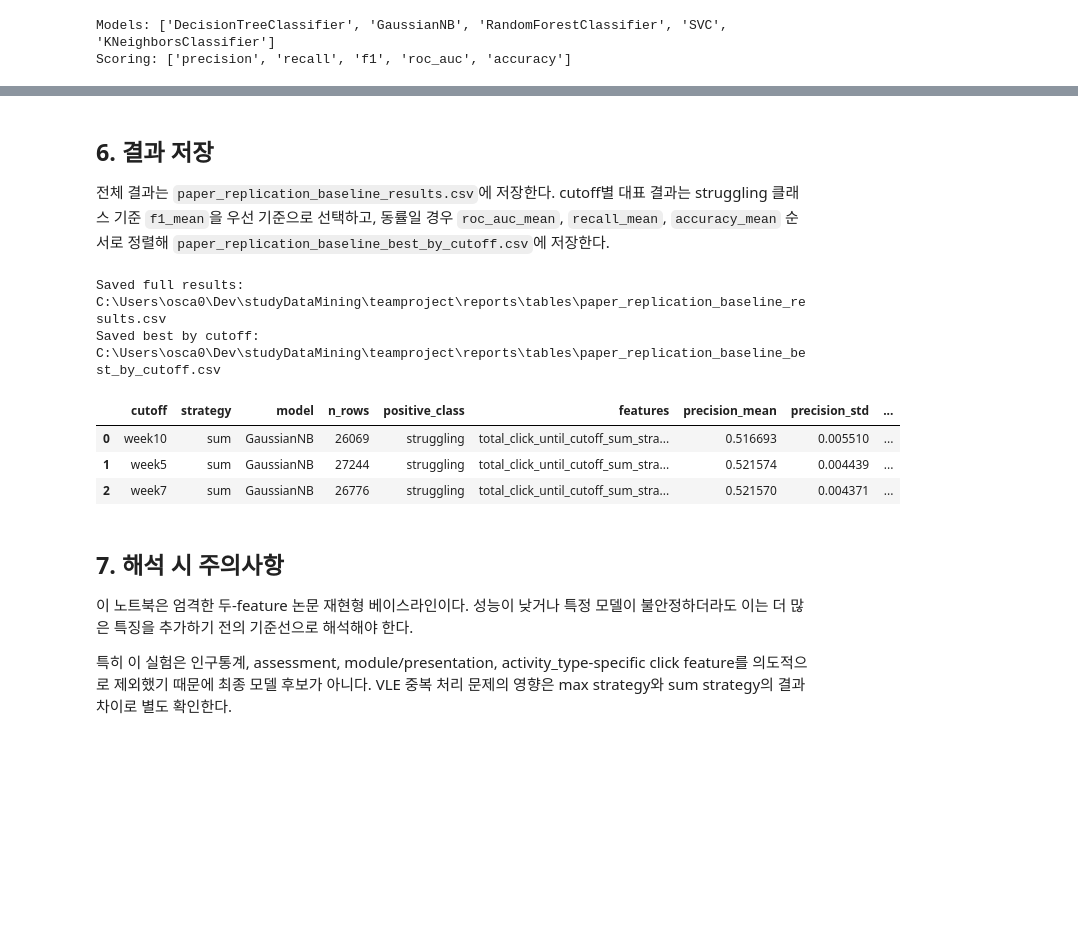
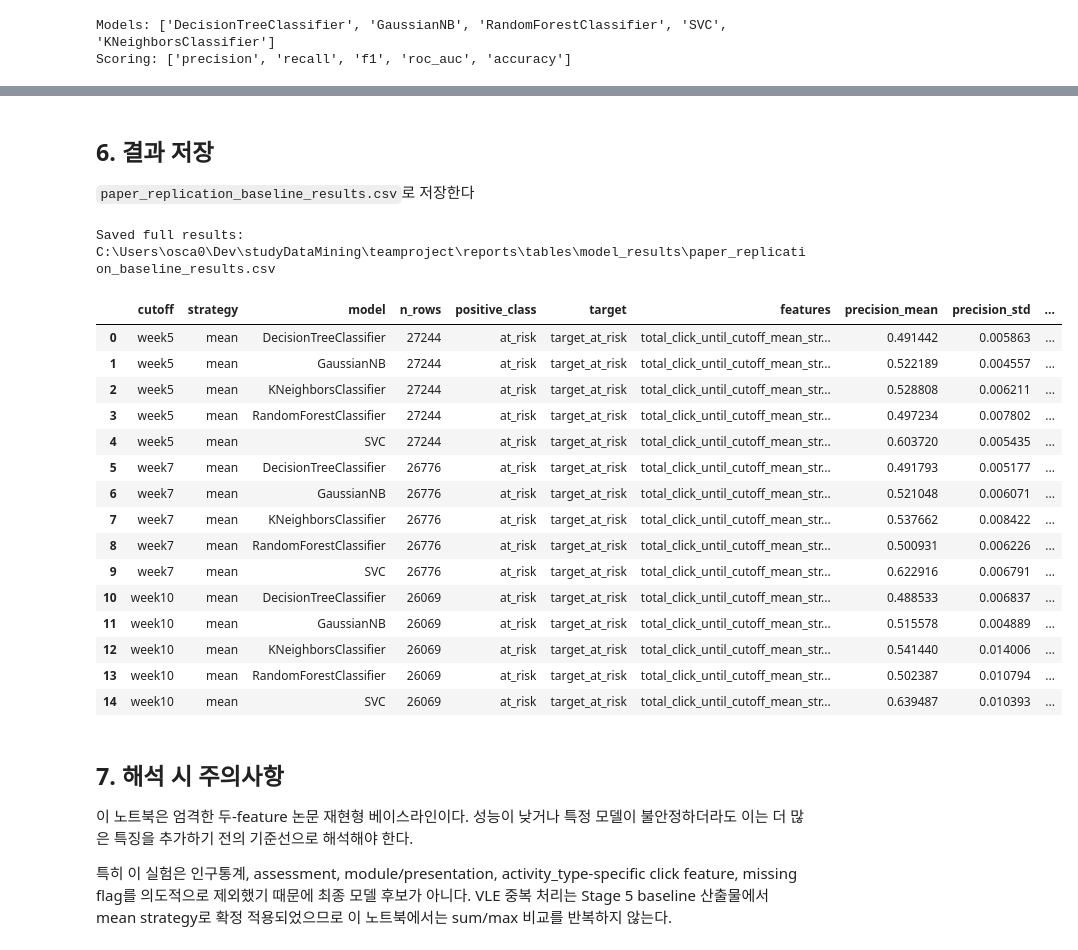
Before and after one commit to MelonChicken/oulad-student-classification, a Jupyter notebook: notebooks/05_paper_replication_baseline.ipynb, the cells around one changed output, grey strips where cells are left out. Saved outputs shown, nothing was run; the diff lists cells and outputs as text; code cells hidden in the pictures; blank space fills up the shorter version.

Commit message:
docs: add baseline process

```diff
--- a/notebooks/05_paper_replication_baseline.ipynb
+++ b/notebooks/05_paper_replication_baseline.ipynb
@@ -41,7 +43,7 @@ def find_project_root(start: Path) -> Path:
 
 PROJECT_ROOT = find_project_root(Path.cwd())
 DATA_DIR = PROJECT_ROOT / "data" / "processed"
-REPORT_TABLE_DIR = PROJECT_ROOT / "reports" / "tables"
+REPORT_TABLE_DIR = PROJECT_ROOT / "reports" / "tables" / "model_results"
 REPORT_TABLE_DIR.mkdir(parents=True, exist_ok=True)
 
 RANDOM_STATE = 42
@@ -317,37 +312,44 @@ final_result
-# %% [markdown]
-## 6. 결과 저장
-
-전체 결과는 `paper_replication_baseline_results.csv`에 저장한다. cutoff별 대표 결과는 struggling 클래스 기준 `f1_mean`을 우선 기준으로 선택하고, 동률일 경우 `roc_auc_mean`, `recall_mean`, `accuracy_mean` 순서로 정렬해 `paper_replication_baseline_best_by_cutoff.csv`에 저장한다.
-# %%
-results_path = REPORT_TABLE_DIR / "paper_replication_baseline_results.csv"
-best_path = REPORT_TABLE_DIR / "paper_replication_baseline_best_by_cutoff.csv"
-
-sort_columns = ["cutoff", "f1_mean", "roc_auc_mean", "recall_mean", "accuracy_mean"]
-best_by_cutoff = (
-    results.sort_values(sort_columns, ascending=[True, False, False, False, False])
-    .groupby("cutoff", as_index=False)
-    .head(1)
-    .sort_values("cutoff")
-    .reset_index(drop=True)
-)
-
-results.to_csv(results_path, index=False, encoding="utf-8")
-best_by_cutoff.to_csv(best_path, index=False, encoding="utf-8")
-
-print(f"Saved full results: {results_path}")
-print(f"Saved best by cutoff: {best_path}")
-
-best_by_cutoff
-# %% [output]
-Saved full results: C:\Users\osca0\Dev\studyDataMining\teamproject\reports\tables\paper_replication_baseline_results.csv
-Saved best by cutoff: C:\Users\osca0\Dev\studyDataMining\teamproject\reports\tables\paper_replication_baseline_best_by_cutoff.csv
-|  | cutoff | strategy | model | n_rows | positive_class | features | precision_mean | precision_std | ... |
-| 0 | week10 | sum | GaussianNB | 26069 | struggling | total_click_until_cutoff_sum_stra... | 0.516693 | 0.005510 | ... |
-| 1 | week5 | sum | GaussianNB | 27244 | struggling | total_click_until_cutoff_sum_stra... | 0.521574 | 0.004439 | ... |
-| 2 | week7 | sum | GaussianNB | 26776 | struggling | total_click_until_cutoff_sum_stra... | 0.521570 | 0.004371 | ... |
+# %% [markdown]
+## 6. 결과 저장
+
+ `paper_replication_baseline_results.csv`로 저장한다
+# %%
+results_path = REPORT_TABLE_DIR / "paper_replication_baseline_results.csv"
+
+cutoff_order = ["week5", "week7", "week10"]
+results_to_save = results.copy()
+results_to_save["cutoff"] = pd.Categorical(
+    results_to_save["cutoff"], categories=cutoff_order, ordered=True
+)
+results_to_save = results_to_save.sort_values(["cutoff", "model"]).reset_index(drop=True)
+results_to_save["cutoff"] = results_to_save["cutoff"].astype(str)
+
+results_to_save.to_csv(results_path, index=False, encoding="utf-8")
+
+print(f"Saved full results: {results_path}")
+
+results_to_save
+# %% [output]
+Saved full results: C:\Users\osca0\Dev\studyDataMining\teamproject\reports\tables\model_results\paper_replication_baseline_results.csv
+|  | cutoff | strategy | model | n_rows | positive_class | target | features | precision_mean | precision_std | ... |
+| 0 | week5 | mean | DecisionTreeClassifier | 27244 | at_risk | target_at_risk | total_click_until_cutoff_mean_str... | 0.491442 | 0.005863 | ... |
+| 1 | week5 | mean | GaussianNB | 27244 | at_risk | target_at_risk | total_click_until_cutoff_mean_str... | 0.522189 | 0.004557 | ... |
+| 2 | week5 | mean | KNeighborsClassifier | 27244 | at_risk | target_at_risk | total_click_until_cutoff_mean_str... | 0.528808 | 0.006211 | ... |
+| 3 | week5 | mean | RandomForestClassifier | 27244 | at_risk | target_at_risk | total_click_until_cutoff_mean_str... | 0.497234 | 0.007802 | ... |
+| 4 | week5 | mean | SVC | 27244 | at_risk | target_at_risk | total_click_until_cutoff_mean_str... | 0.603720 | 0.005435 | ... |
+| 5 | week7 | mean | DecisionTreeClassifier | 26776 | at_risk | target_at_risk | total_click_until_cutoff_mean_str... | 0.491793 | 0.005177 | ... |
+| 6 | week7 | mean | GaussianNB | 26776 | at_risk | target_at_risk | total_click_until_cutoff_mean_str... | 0.521048 | 0.006071 | ... |
+| 7 | week7 | mean | KNeighborsClassifier | 26776 | at_risk | target_at_risk | total_click_until_cutoff_mean_str... | 0.537662 | 0.008422 | ... |
+| 8 | week7 | mean | RandomForestClassifier | 26776 | at_risk | target_at_risk | total_click_until_cutoff_mean_str... | 0.500931 | 0.006226 | ... |
+| 9 | week7 | mean | SVC | 26776 | at_risk | target_at_risk | total_click_until_cutoff_mean_str... | 0.622916 | 0.006791 | ... |
+| 10 | week10 | mean | DecisionTreeClassifier | 26069 | at_risk | target_at_risk | total_click_until_cutoff_mean_str... | 0.488533 | 0.006837 | ... |
+| 11 | week10 | mean | GaussianNB | 26069 | at_risk | target_at_risk | total_click_until_cutoff_mean_str... | 0.515578 | 0.004889 | ... |
+| 12 | week10 | mean | KNeighborsClassifier | 26069 | at_risk | target_at_risk | total_click_until_cutoff_mean_str... | 0.541440 | 0.014006 | ... |
+| 13 | week10 | mean | RandomForestClassifier | 26069 | at_risk | target_at_risk | total_click_until_cutoff_mean_str... | 0.502387 | 0.010794 | ... |
+| 14 | week10 | mean | SVC | 26069 | at_risk | target_at_risk | total_click_until_cutoff_mean_str... | 0.639487 | 0.010393 | ... |
 # %% [markdown]
 ## 7. 해석 시 주의사항
 
 이 노트북은 엄격한 두-feature 논문 재현형 베이스라인이다. 성능이 낮거나 특정 모델이 불안정하더라도 이는 더 많은 특징을 추가하기 전의 기준선으로 해석해야 한다.
 
-특히 이 실험은 인구통계, assessment, module/presentation, activity_type-specific click feature를 의도적으로 제외했기 때문에 최종 모델 후보가 아니다. VLE 중복 처리 문제의 영향은 max strategy와 sum strategy의 결과 차이로 별도 확인한다.
+특히 이 실험은 인구통계, assessment, module/presentation, activity_type-specific click feature, missing flag를 의도적으로 제외했기 때문에 최종 모델 후보가 아니다. VLE 중복 처리는 Stage 5 baseline 산출물에서 mean strategy로 확정 적용되었으므로 이 노트북에서는 sum/max 비교를 반복하지 않는다.
```
Also changed, not shown: parts of 9 cells of this notebook, 9 other files.
